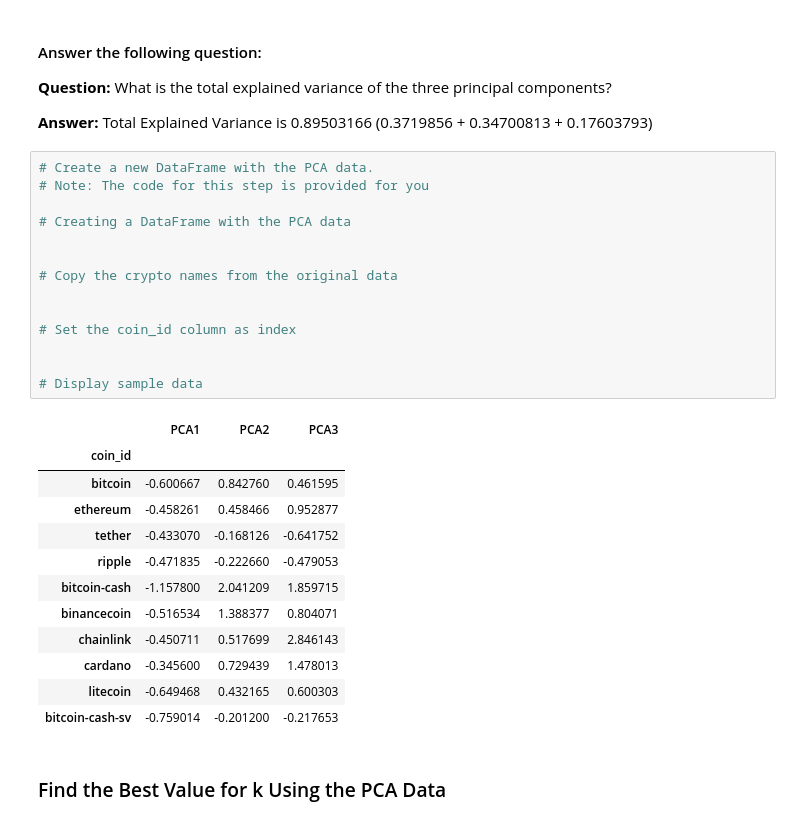
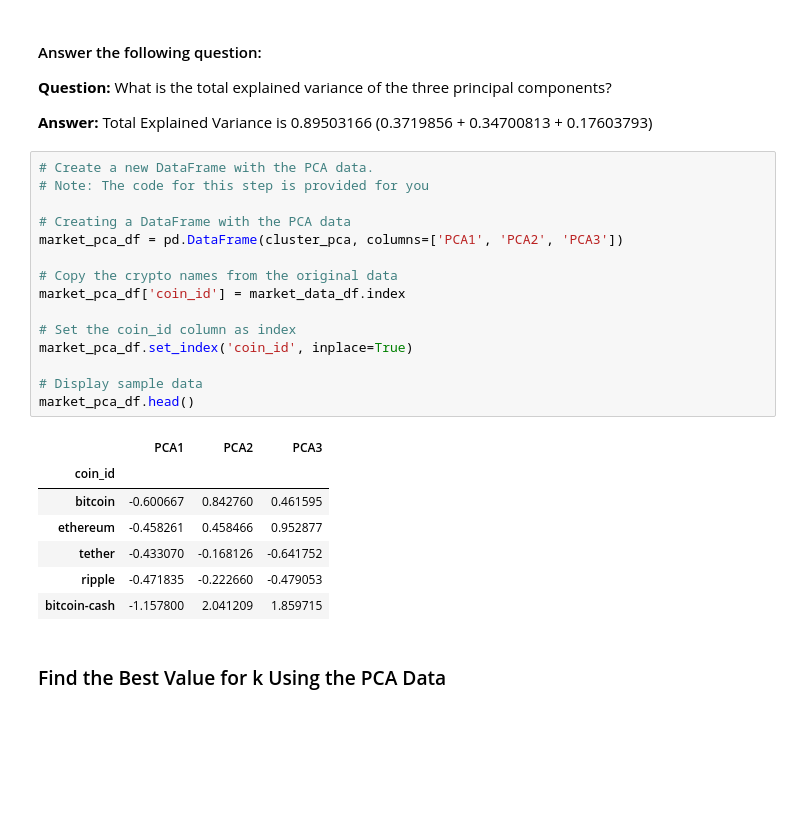
Before and after one commit to tawlee/CryptoClustering, a Jupyter notebook: Crypto_Clustering.ipynb, the cells around one changed output. Saved outputs shown, nothing was run; the diff lists cells and outputs as text; blank space fills up the shorter version.

```diff
--- a/Crypto_Clustering.ipynb
+++ b/Crypto_Clustering.ipynb
@@ -206,30 +208,26 @@ array([0.3719856 , 0.34700813, 0.17603793])
 # %%
 # Create a new DataFrame with the PCA data.
 # Note: The code for this step is provided for you
 
 # Creating a DataFrame with the PCA data
-
+market_pca_df = pd.DataFrame(cluster_pca, columns=['PCA1', 'PCA2', 'PCA3'])
 
 # Copy the crypto names from the original data
-
+market_pca_df['coin_id'] = market_data_df.index
 
 # Set the coin_id column as index
-
+market_pca_df.set_index('coin_id', inplace=True)
 
 # Display sample data
+market_pca_df.head()
 # %% [output]
 |  | PCA1 | PCA2 | PCA3 |
 | coin_id |  |  |  |
 | bitcoin | -0.600667 | 0.842760 | 0.461595 |
 | ethereum | -0.458261 | 0.458466 | 0.952877 |
 | tether | -0.433070 | -0.168126 | -0.641752 |
 | ripple | -0.471835 | -0.222660 | -0.479053 |
 | bitcoin-cash | -1.157800 | 2.041209 | 1.859715 |
-| binancecoin | -0.516534 | 1.388377 | 0.804071 |
-| chainlink | -0.450711 | 0.517699 | 2.846143 |
-| cardano | -0.345600 | 0.729439 | 1.478013 |
-| litecoin | -0.649468 | 0.432165 | 0.600303 |
-| bitcoin-cash-sv | -0.759014 | -0.201200 | -0.217653 |
 # %% [markdown]
 ### Find the Best Value for k Using the PCA Data
 # %%
```
Also changed, not shown: parts of 9 cells of this notebook.
